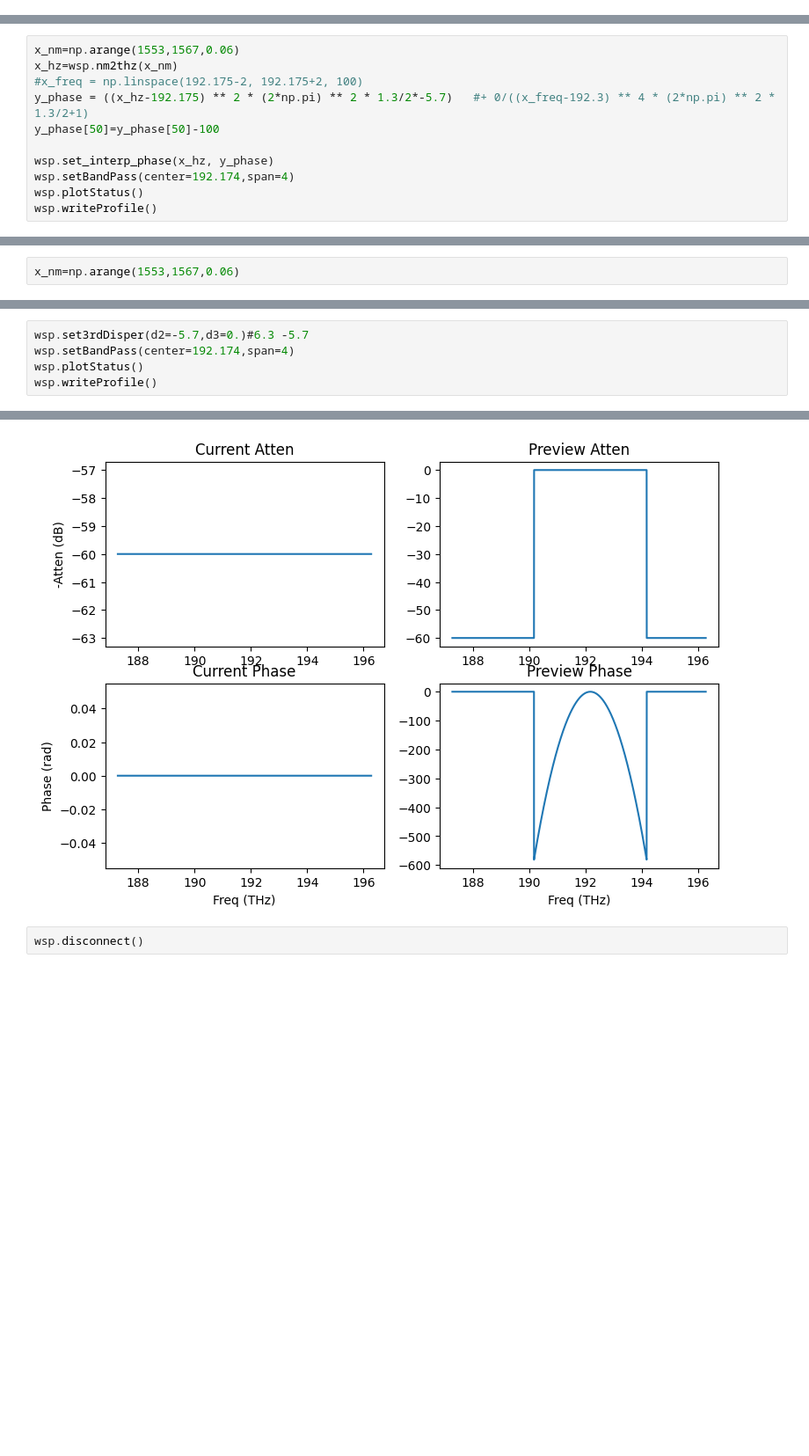
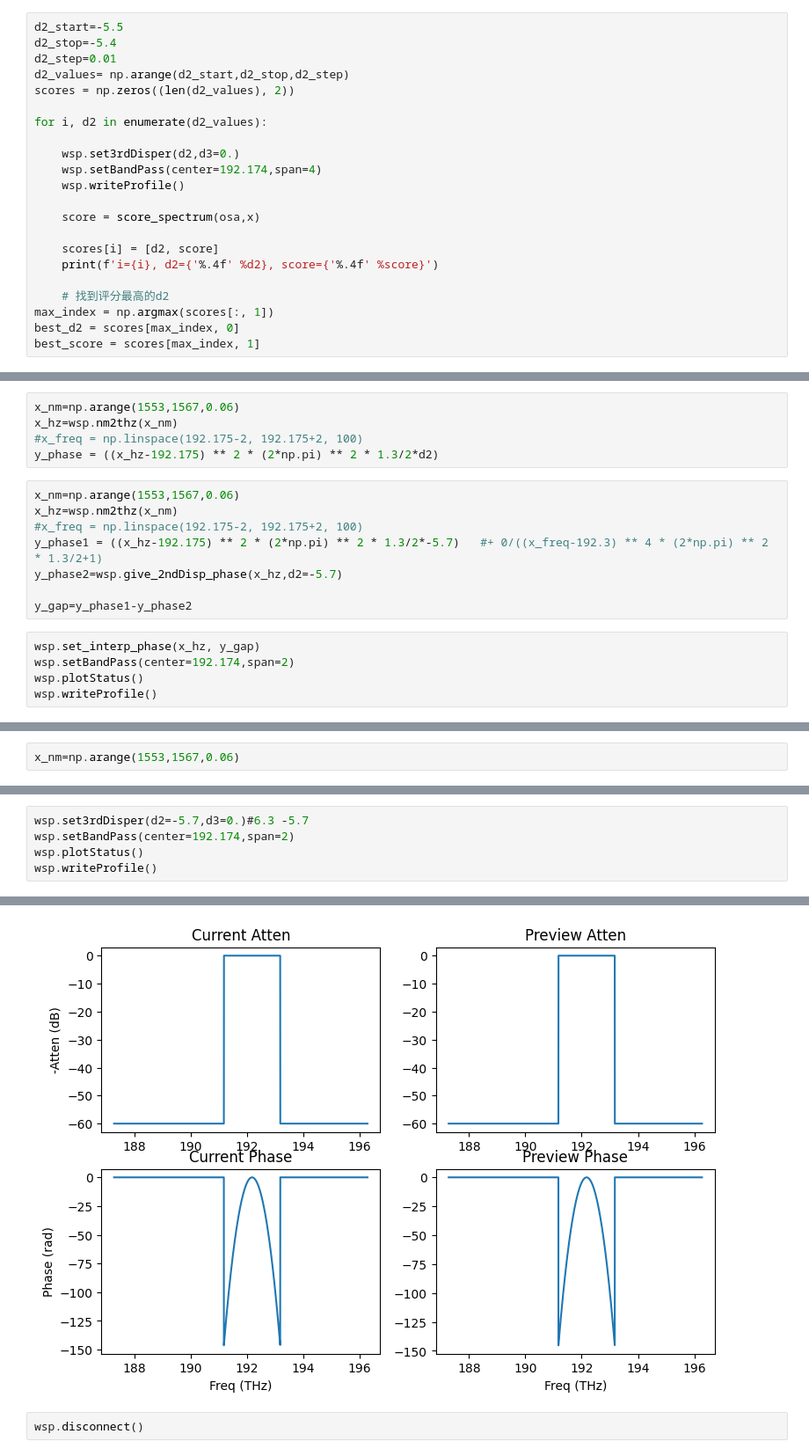
Before and after one commit to kester2015/KeckLFC-deploy, a Jupyter notebook: Notebooks/new_laptop_test.ipynb, the cells around one changed output, grey strips where cells are left out. Shown at 88% size. Saved outputs shown, nothing was run; the diff lists cells and outputs as text; blank space fills up the shorter version.

Commit message:
phase optimization 2

```diff
--- a/Notebooks/new_laptop_test.ipynb
+++ b/Notebooks/new_laptop_test.ipynb
@@ -696,0 +677,22 @@ KeyboardInterrupt:
+# %%
+d2_start=-5.5
+d2_stop=-5.4
+d2_step=0.01
+d2_values= np.arange(d2_start,d2_stop,d2_step)
+scores = np.zeros((len(d2_values), 2))
+
+for i, d2 in enumerate(d2_values):
+
+    wsp.set3rdDisper(d2,d3=0.)
+    wsp.setBandPass(center=192.174,span=4)
+    wsp.writeProfile()
+
+    score = score_spectrum(osa,x)
+
+    scores[i] = [d2, score]
+    print(f'i={i}, d2={'%.4f' %d2}, score={'%.4f' %score}')
+
+    # 找到评分最高的d2
+max_index = np.argmax(scores[:, 1])
+best_d2 = scores[max_index, 0]
+best_score = scores[max_index, 1]
@@ -747,11 +827,18 @@ aa=-5.7 * ((x - 1560) * 2 * np.pi)**2 / 2
+# %%
+x_nm=np.arange(1553,1567,0.06)
+x_hz=wsp.nm2thz(x_nm)
+#x_freq = np.linspace(192.175-2, 192.175+2, 100)
+y_phase = ((x_hz-192.175) ** 2 * (2*np.pi) ** 2 * 1.3/2*d2)
 # %%
 x_nm=np.arange(1553,1567,0.06)
 x_hz=wsp.nm2thz(x_nm)
 #x_freq = np.linspace(192.175-2, 192.175+2, 100)
-y_phase = ((x_hz-192.175) ** 2 * (2*np.pi) ** 2 * 1.3/2*-5.7)   #+ 0/((x_freq-192.3) ** 4 * (2*np.pi) ** 2 * 1.3/2+1)
-y_phase[50]=y_phase[50]-100
+y_phase1 = ((x_hz-192.175) ** 2 * (2*np.pi) ** 2 * 1.3/2*-5.7)   #+ 0/((x_freq-192.3) ** 4 * (2*np.pi) ** 2 * 1.3/2+1)
+y_phase2=wsp.give_2ndDisp_phase(x_hz,d2=-5.7)
 
-wsp.set_interp_phase(x_hz, y_phase)
-wsp.setBandPass(center=192.174,span=4)
-wsp.plotStatus()
-wsp.writeProfile()
+y_gap=y_phase1-y_phase2
+# %%
+wsp.set_interp_phase(x_hz, y_gap)
+wsp.setBandPass(center=192.174,span=2)
+wsp.plotStatus()
+wsp.writeProfile()
@@ -798,7 +867,7 @@ Waveshaper profile write successful.
 [figure]
 # %%
 wsp.set3rdDisper(d2=-5.7,d3=0.)#6.3 -5.7
-wsp.setBandPass(center=192.174,span=4)
+wsp.setBandPass(center=192.174,span=2)
 wsp.plotStatus()
 wsp.writeProfile()
 # %% [output]
@@ -807,4 +874,4 @@ Waveshaper Set 3rd disper with d2=-5.7 ps/nm, d3=0.0 ps/nm^2, center 192.1746525
-[figure, old version]
+[figure, new version]
 # %%
 wsp.disconnect()
 # %% [output]
```
Also changed, not shown: parts of 28 cells of this notebook, 7 other files.
